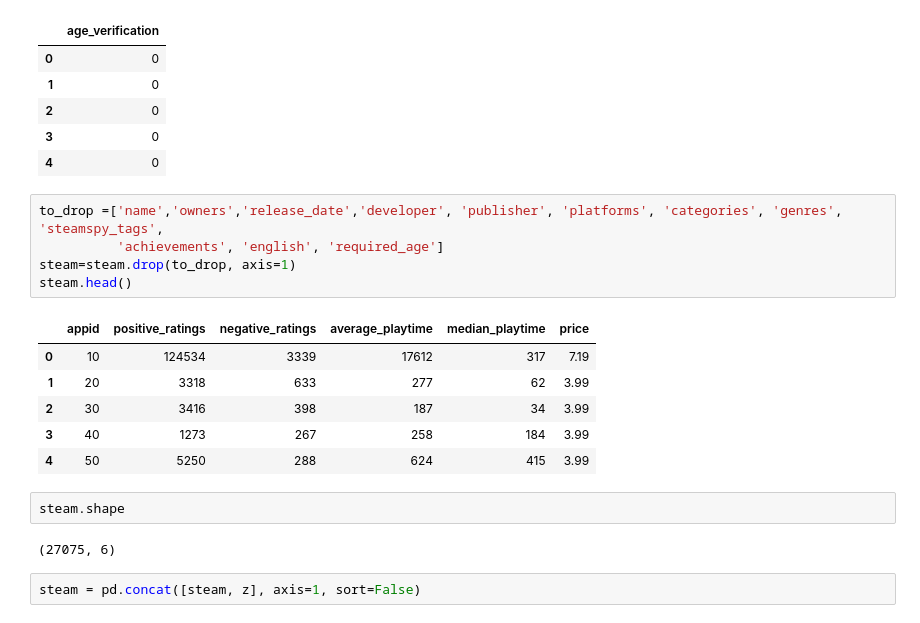
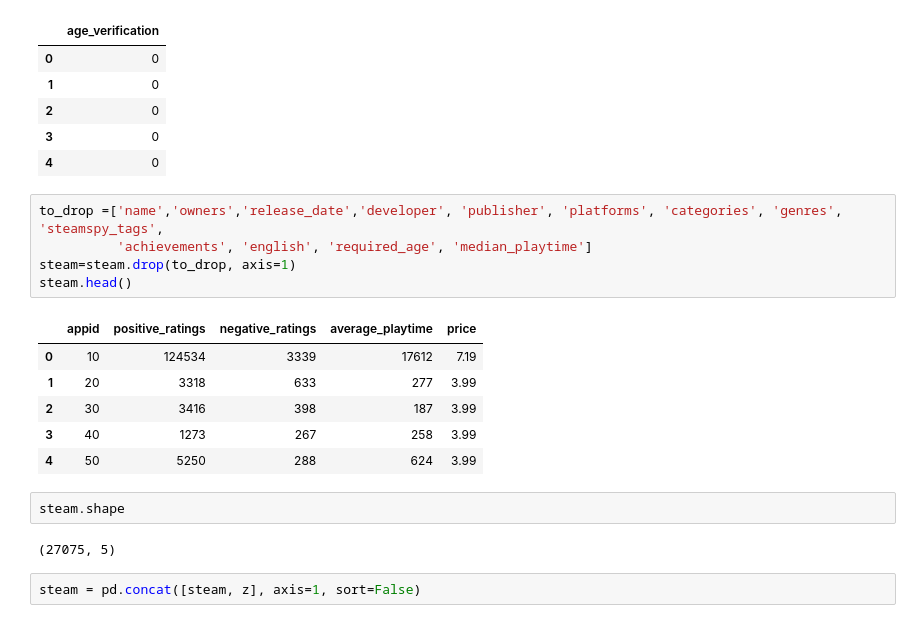
Before and after one commit to MihirBindal/steam-recommendation, a Jupyter notebook: Untitled1.ipynb, the cells around one changed output. Saved outputs shown, nothing was run; the diff lists cells and outputs as text.

```diff
--- a/Untitled1.ipynb
+++ b/Untitled1.ipynb
@@ -124,20 +124,20 @@ z.head()
 | 4 | 0 |
 # %%
 to_drop =['name','owners','release_date','developer', 'publisher', 'platforms', 'categories', 'genres', 'steamspy_tags',
-          'achievements', 'english', 'required_age']
+          'achievements', 'english', 'required_age', 'median_playtime']
 steam=steam.drop(to_drop, axis=1)
 steam.head()
 # %% [output]
-|  | appid | positive_ratings | negative_ratings | average_playtime | median_playtime | price |
-| 0 | 10 | 124534 | 3339 | 17612 | 317 | 7.19 |
-| 1 | 20 | 3318 | 633 | 277 | 62 | 3.99 |
-| 2 | 30 | 3416 | 398 | 187 | 34 | 3.99 |
-| 3 | 40 | 1273 | 267 | 258 | 184 | 3.99 |
-| 4 | 50 | 5250 | 288 | 624 | 415 | 3.99 |
+|  | appid | positive_ratings | negative_ratings | average_playtime | price |
+| 0 | 10 | 124534 | 3339 | 17612 | 7.19 |
+| 1 | 20 | 3318 | 633 | 277 | 3.99 |
+| 2 | 30 | 3416 | 398 | 187 | 3.99 |
+| 3 | 40 | 1273 | 267 | 258 | 3.99 |
+| 4 | 50 | 5250 | 288 | 624 | 3.99 |
 # %%
 steam.shape
 # %% [output]
-(27075, 6)
+(27075, 5)
 # %%
 steam = pd.concat([steam, z], axis=1, sort=False)
 # %%
```
Also changed, not shown: parts of 7 cells of this notebook, 4 other files.
